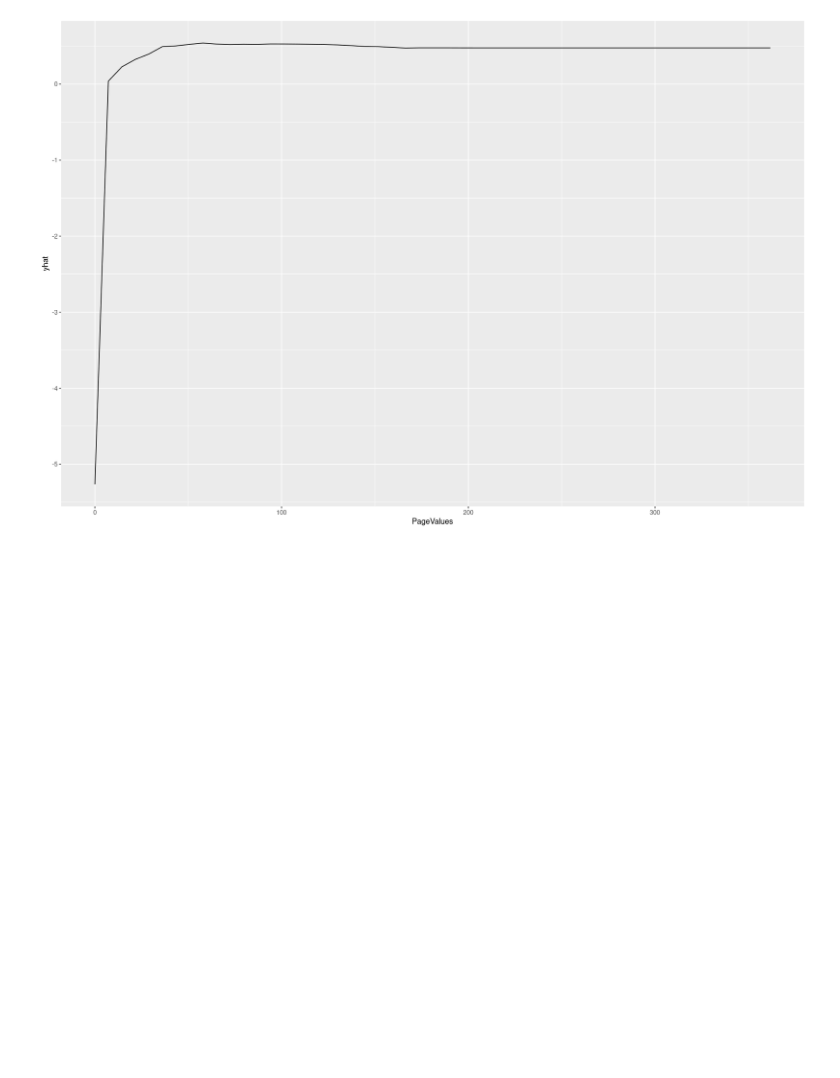
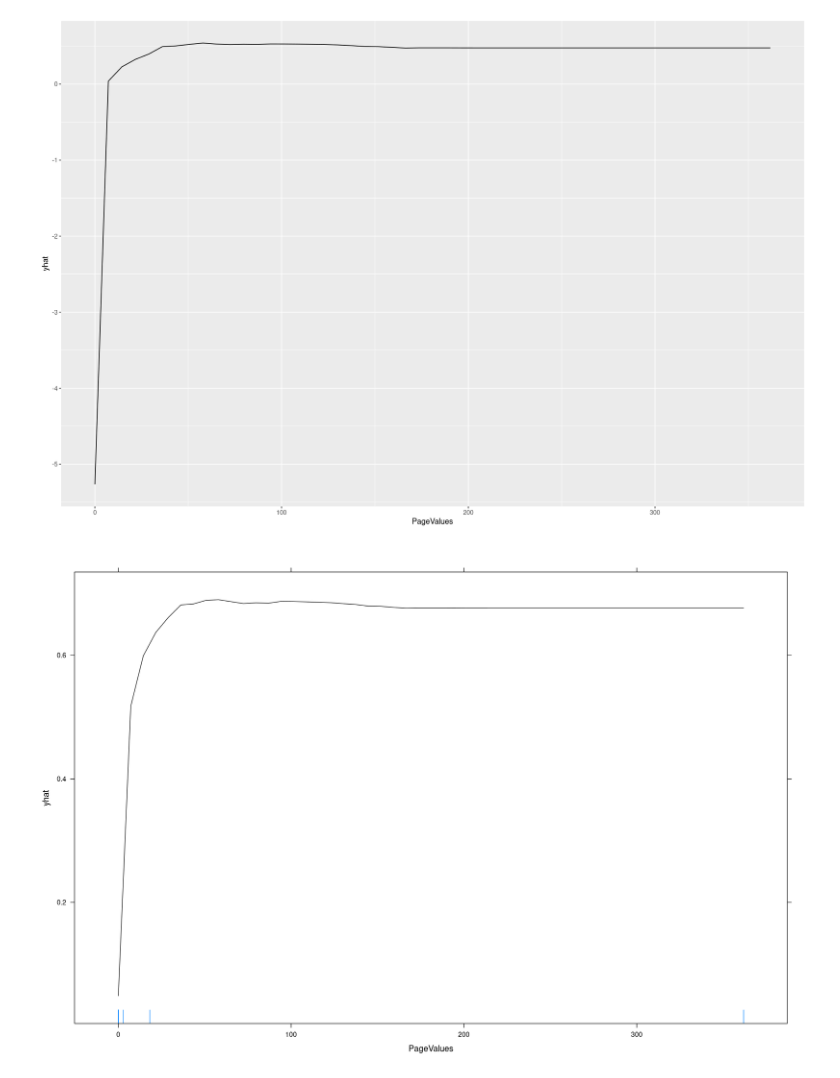
Before and after one commit to creyesp/r-course, a Jupyter notebook: notebooks/labs/Lab6_classification_analysis.ipynb, the cells around one changed output. Saved outputs shown, nothing was run; the diff lists cells and outputs as text; code cells hidden in the pictures; blank space fills up the shorter version.

```diff
--- a/notebooks/labs/Lab6_classification_analysis.ipynb
+++ b/notebooks/labs/Lab6_classification_analysis.ipynb
@@ -500,5 +500,17 @@ Warning message:
 Warning message:
 “Use of `object[["yhat"]]` is discouraged. Use `.data[["yhat"]]` instead.”
 [figure]
+# %%
+pd <- pdp::partial(retention_model,
+              pred.var = "PageValues",
+              rug = TRUE,
+              prob = TRUE,
+              #which.class=1,
+              #type="classification",
+              plot=TRUE
+             )
+pd
+# %% [output]
+[figure, added]
 # %%
 pd <- pdp::partial(retention_model,
```
Also changed, not shown: parts of 3 cells of this notebook, 5 other files.
